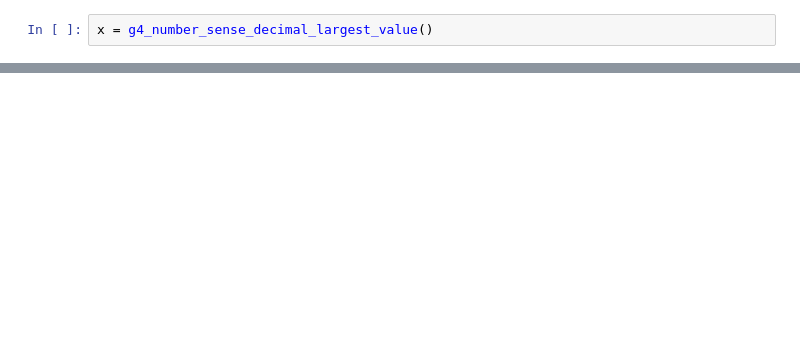
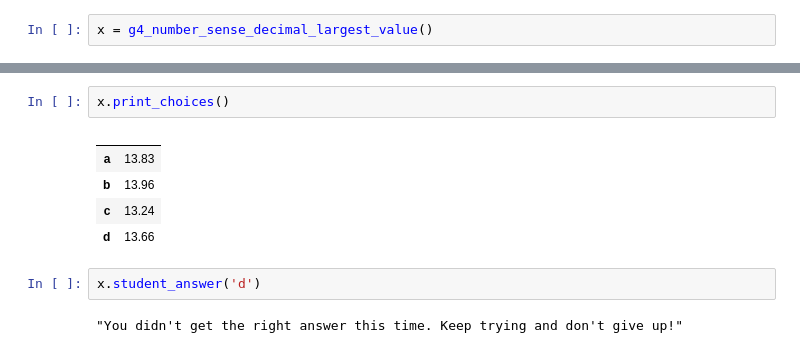
Before and after one commit to bryanchrist/solmathdashboard, a Jupyter notebook: app/Templates/testing_templates.ipynb, the cells around one changed output, grey strips where cells are left out. Cells and saved outputs as stored; diff of their text form; blank space fills up the shorter version.

```diff
--- a/app/Templates/testing_templates.ipynb
+++ b/app/Templates/testing_templates.ipynb
@@ -414,0 +345,12 @@ x.print_question()
+# %%
+x.print_choices()
+# %% [output]
+|  |  |
+| a | 13.83 |
+| b | 13.96 |
+| c | 13.24 |
+| d | 13.66 |
+# %%
+x.student_answer('d')
+# %% [output]
+"You didn't get the right answer this time. Keep trying and don't give up!"
```
Also changed, not shown: parts of 23 cells of this notebook, 4 other files.
